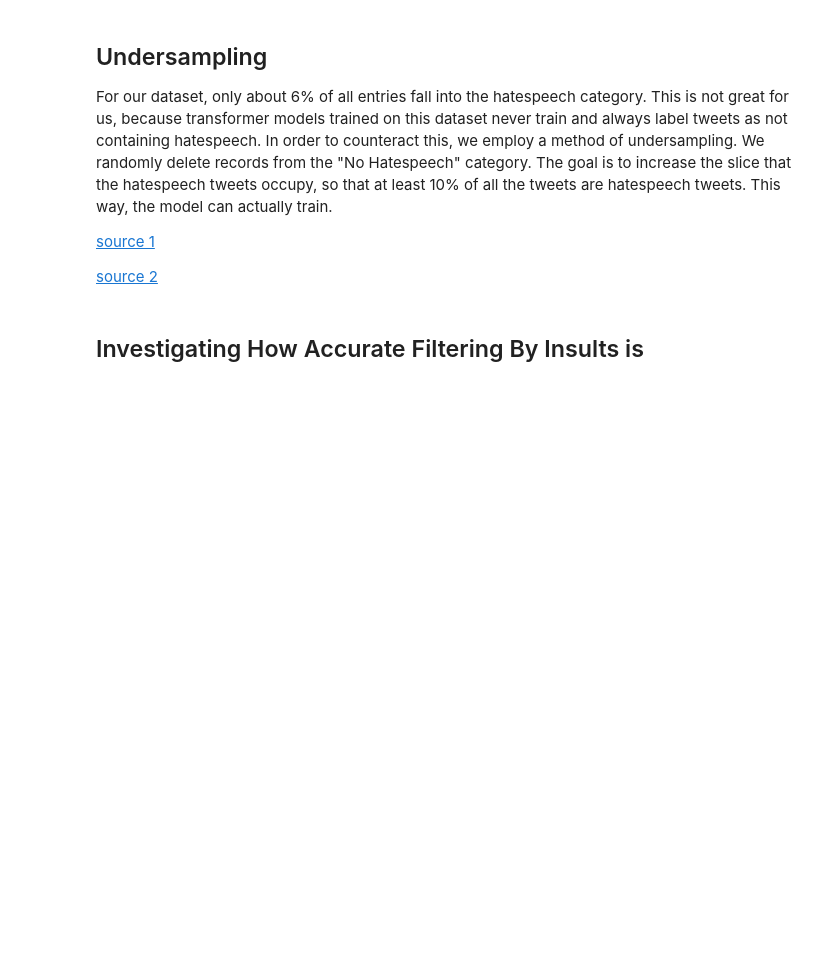
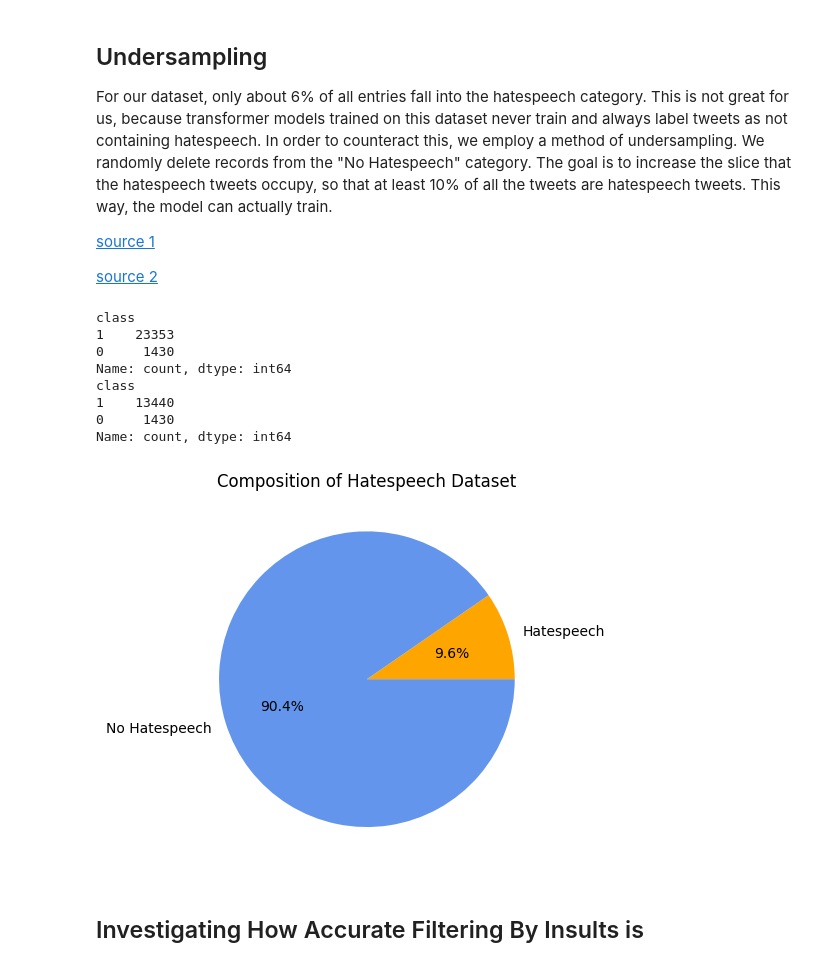
Before and after one commit to hwalters361/CS158_Project, a Jupyter notebook: transformer.ipynb, the cells around one changed output. Cells and saved outputs as stored; diff of their text form; code cells hidden in the pictures; blank space fills up the shorter version.

```diff
--- a/transformer.ipynb
+++ b/transformer.ipynb
@@ -59,35 +59,45 @@ For our dataset, only about 6% of all entries fall into the hatespeech category.
 import random
 # Calculate the number of rows for each class
 class_counts = full_tweets_df['class'].value_counts()
 
 print(class_counts)
 
 total = class_counts[0] + class_counts[1]
 
 difference = int(total*0.4)
 
 # Identify the indices of the rows belonging to the majority class
 majority_indices = full_tweets_df[full_tweets_df['class'] == 1].index.tolist()
 
 # Randomly select indices from the majority indices to remove
 indices_to_remove = random.sample(majority_indices, difference)
 
 # Remove the selected indices from the DataFrame
 tweets_df = full_tweets_df.drop(indices_to_remove)
 
-labels = 'Hatespeech', 'No Hatespeech', 'Neither'
+labels = 'Hatespeech', 'No Hatespeech'
 
 
-sizes = [tweets_df['class'].value_counts()[0], tweets_df['class'].value_counts()[1],tweets_df['class'].value_counts()[2]]
+sizes = [tweets_df['class'].value_counts()[0], tweets_df['class'].value_counts()[1]]
 
 class_counts = tweets_df['class'].value_counts()
 
 print(class_counts)
 
 fig, ax = plt.subplots()
 ax.pie(sizes, labels=labels,autopct='%1.1f%%',colors=['orange', 'cornflowerblue', 'tomato'])
 ax.set_title("Composition of Hatespeech Dataset")
 plt.show()
+# %% [output]
+class
+1    23353
+0     1430
+Name: count, dtype: int64
+class
+1    13440
+0     1430
+Name: count, dtype: int64
+[figure, added]
 # %% [markdown]
 ## Investigating How Accurate Filtering By Insults is
 # %% [markdown]
```
Also changed, not shown: parts of 18 cells of this notebook.
